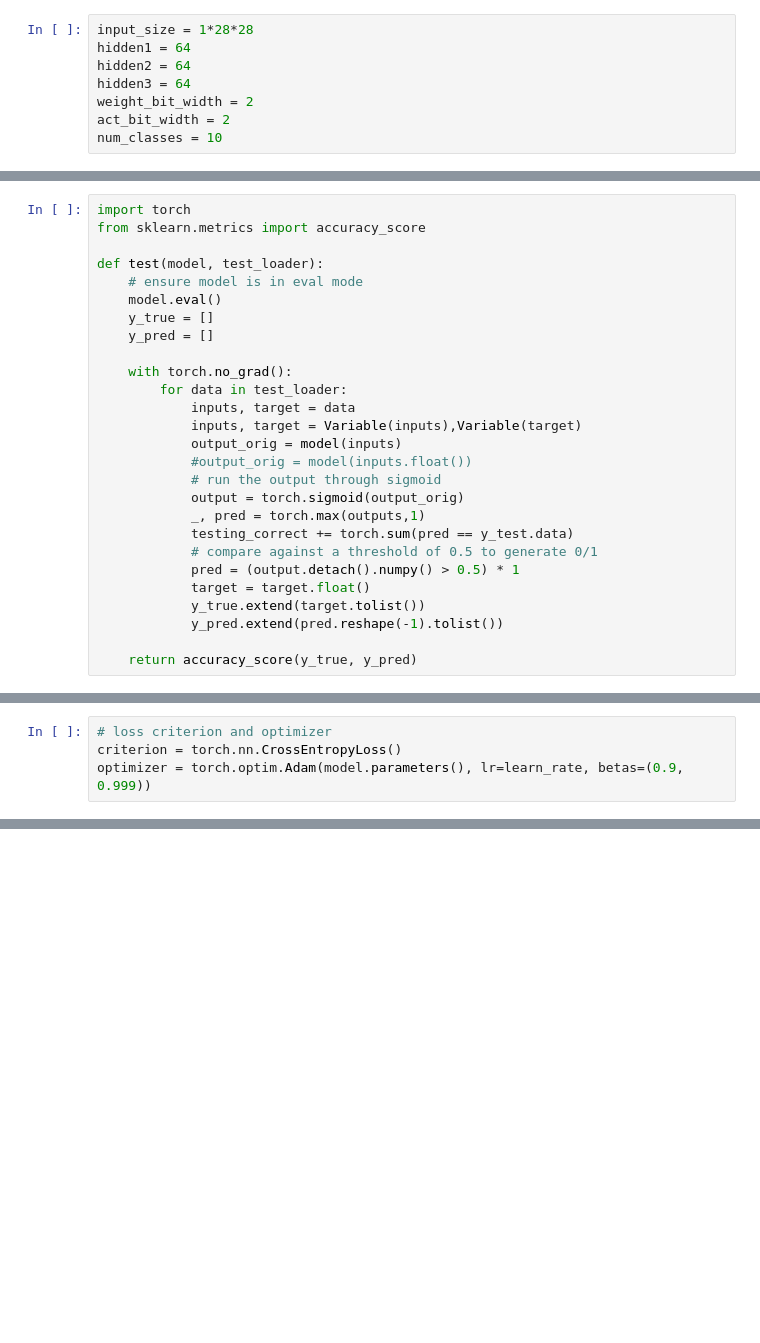
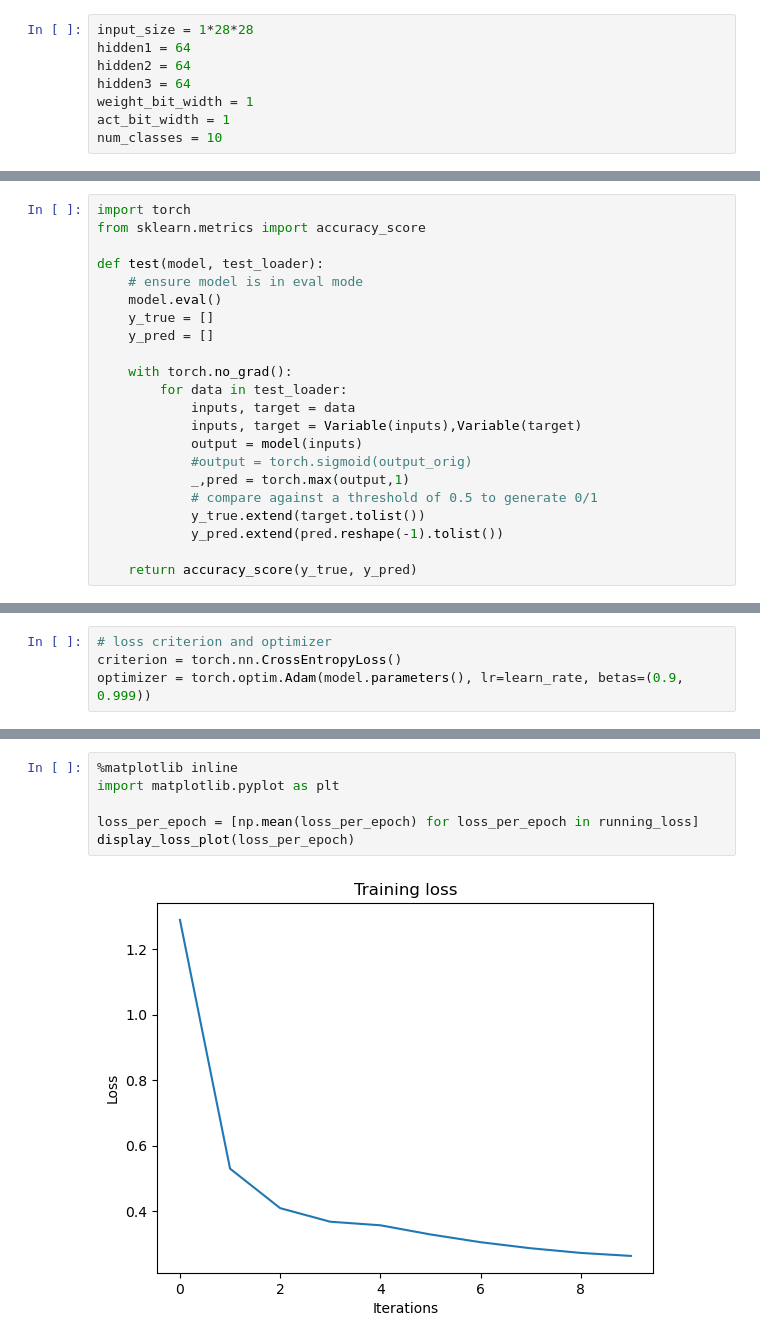
Before and after one commit to liuyh-Horizon/QModels-Brevitas-Example, a Jupyter notebook: TFC_W1A1.ipynb, the cells around one changed output, grey strips where cells are left out. Saved outputs shown, nothing was run; the diff lists cells and outputs as text; blank space fills up the shorter version.

```diff
--- a/TFC_W1A1.ipynb
+++ b/TFC_W1A1.ipynb
@@ -77,8 +77,8 @@ input_size = 1*28*28
 hidden1 = 64
 hidden2 = 64
 hidden3 = 64
-weight_bit_width = 2
-act_bit_width = 2
+weight_bit_width = 1
+act_bit_width = 1
 num_classes = 10
 # %%
 import brevitas.nn as qnn
@@ -156,15 +334,10 @@ def test(model, test_loader):
         for data in test_loader:
             inputs, target = data
             inputs, target = Variable(inputs),Variable(target)
-            output_orig = model(inputs)
-            #output_orig = model(inputs.float())
-            # run the output through sigmoid
-            output = torch.sigmoid(output_orig)
-            _, pred = torch.max(outputs,1)
-            testing_correct += torch.sum(pred == y_test.data)
+            output = model(inputs)
+            #output = torch.sigmoid(output_orig)
+            _,pred = torch.max(output,1)
             # compare against a threshold of 0.5 to generate 0/1
-            pred = (output.detach().numpy() > 0.5) * 1
-            target = target.float()
             y_true.extend(target.tolist())
             y_pred.extend(pred.reshape(-1).tolist())
 
@@ -208,0 +380,8 @@ ValueError: Found input variables with inconsistent numbers of samples: [10000,
+# %%
+%matplotlib inline
+import matplotlib.pyplot as plt
+
+loss_per_epoch = [np.mean(loss_per_epoch) for loss_per_epoch in running_loss]
+display_loss_plot(loss_per_epoch)
+# %% [output]
+[figure, added]
```
Also changed, not shown: parts of 9 cells of this notebook, 2 other files.
